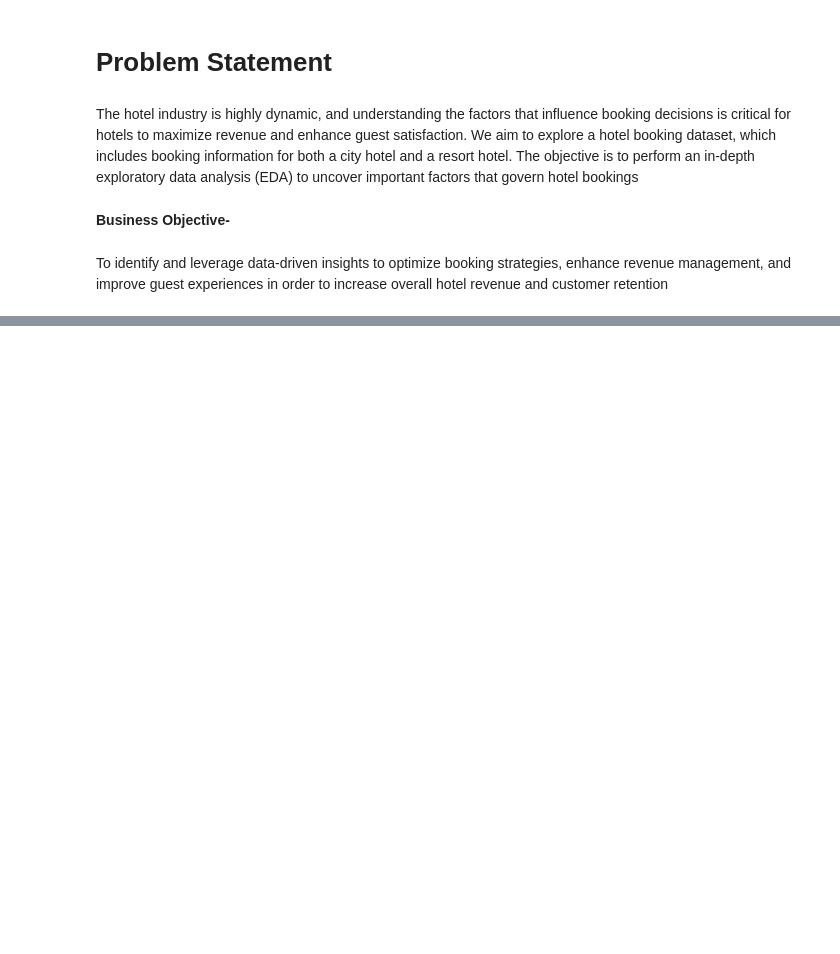
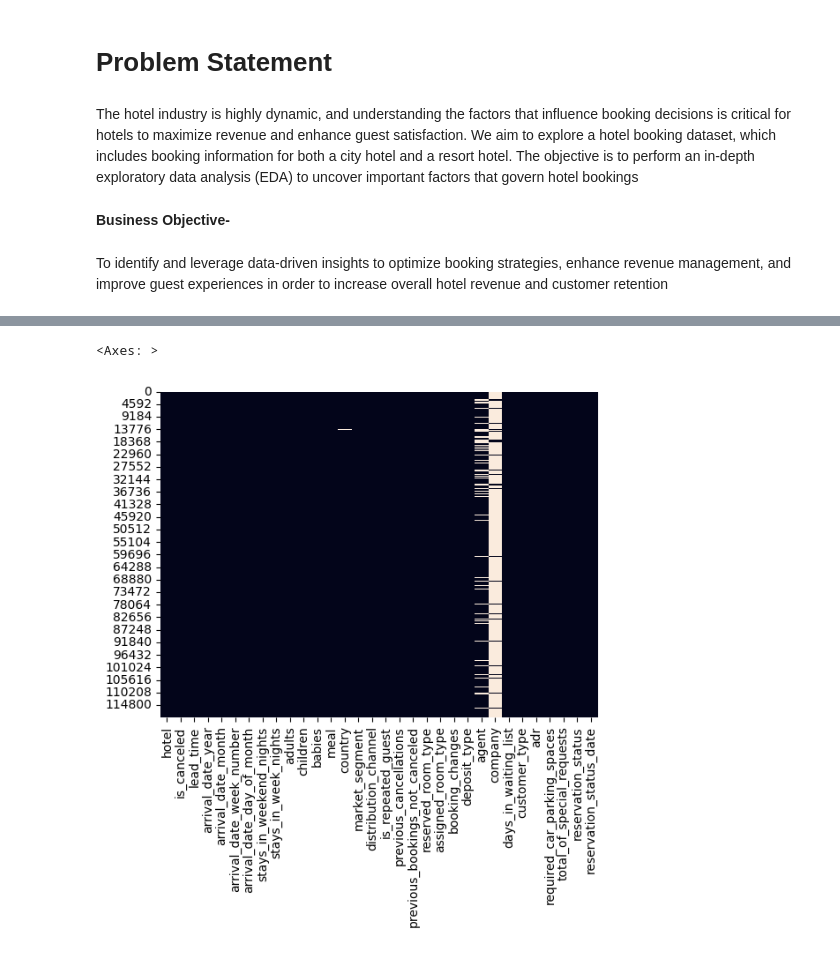
Before and after one commit to Poonam-github3011/Capstone-Project_module2, a Jupyter notebook: EDA_Hotek_Booking_Analysis.ipynb, the cells around one changed output, grey strips where cells are left out. Drawn from its saved outputs; the diff is of its cells as text; code cells hidden in the pictures; blank space fills up the shorter version.

```diff
--- a/EDA_Hotek_Booking_Analysis.ipynb
+++ b/EDA_Hotek_Booking_Analysis.ipynb
@@ -38,0 +61,3 @@ To identify and leverage data-driven insights to optimize booking strategies, en
+# %%
+#Read csv file
+hotel_df=pd.read_csv("/content/drive/MyDrive/Capstone-Project_Module2/Hotel Bookings.csv")
@@ -38,0 +159,7 @@ To identify and leverage data-driven insights to optimize booking strategies, en
+# %%
+# Visualizing the missing values
+# Checking Null Value by plotting Heatmap
+sns.heatmap(hotel_df.isnull(), cbar=False)
+# %% [output]
+<Axes: >
+[figure, added]
```
Also changed, not shown: parts of 22 cells of this notebook.
